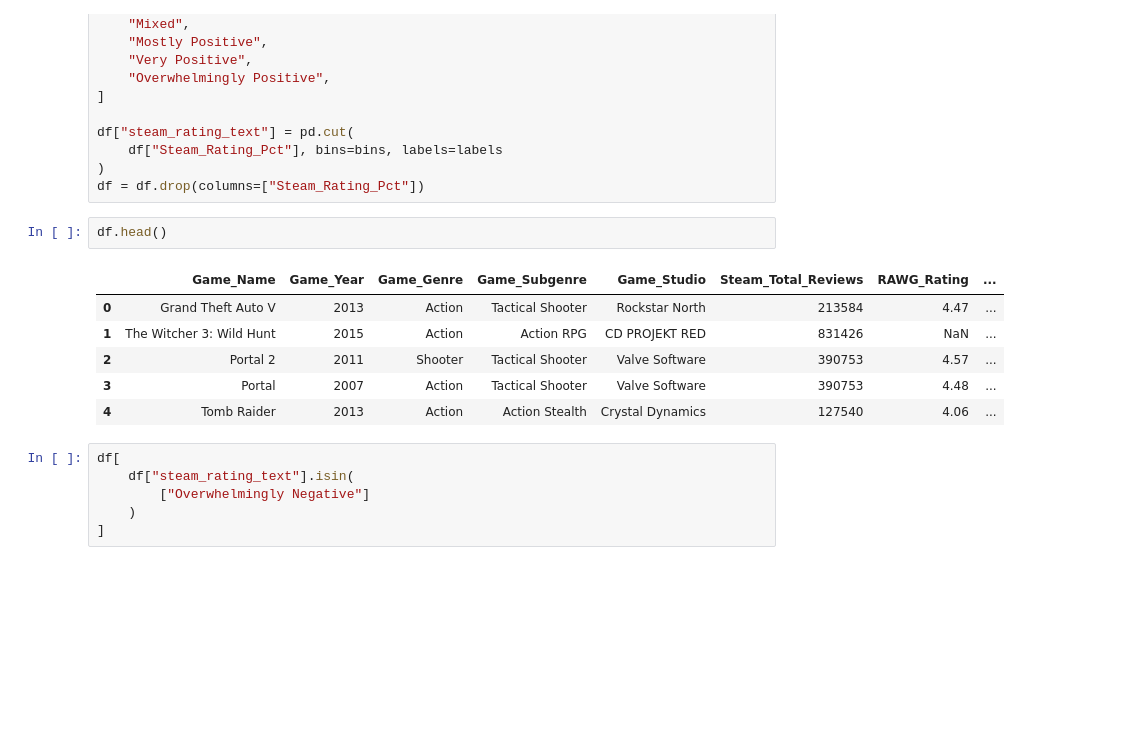
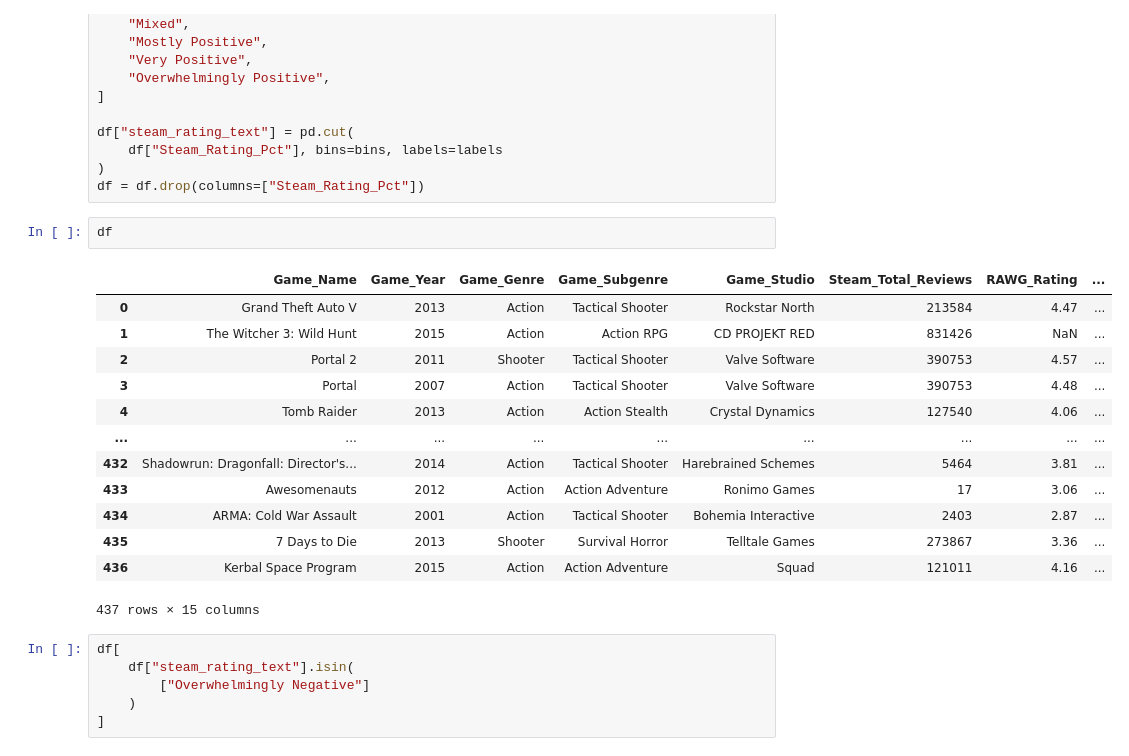
Before and after one commit to Ilyass02-S/Data-Science-Portfolio, a Jupyter notebook: cleaning data.ipynb, the cells around one changed output. Saved outputs shown, nothing was run; the diff lists cells and outputs as text; blank space fills up the shorter version.

```diff
--- a/cleaning data.ipynb
+++ b/cleaning data.ipynb
@@ -119,14 +119,21 @@ df["steam_rating_text"] = pd.cut(
 )
 df = df.drop(columns=["Steam_Rating_Pct"])
 # %%
-df.head()
+df
 # %% [output]
 |  | Game_Name | Game_Year | Game_Genre | Game_Subgenre | Game_Studio | Steam_Total_Reviews | RAWG_Rating | ... |
 | 0 | Grand Theft Auto V | 2013 | Action | Tactical Shooter | Rockstar North | 213584 | 4.47 | ... |
 | 1 | The Witcher 3: Wild Hunt | 2015 | Action | Action RPG | CD PROJEKT RED | 831426 | NaN | ... |
 | 2 | Portal 2 | 2011 | Shooter | Tactical Shooter | Valve Software | 390753 | 4.57 | ... |
 | 3 | Portal | 2007 | Action | Tactical Shooter | Valve Software | 390753 | 4.48 | ... |
 | 4 | Tomb Raider | 2013 | Action | Action Stealth | Crystal Dynamics | 127540 | 4.06 | ... |
+| ... | ... | ... | ... | ... | ... | ... | ... | ... |
+| 432 | Shadowrun: Dragonfall: Director's... | 2014 | Action | Tactical Shooter | Harebrained Schemes | 5464 | 3.81 | ... |
+| 433 | Awesomenauts | 2012 | Action | Action Adventure | Ronimo Games | 17 | 3.06 | ... |
+| 434 | ARMA: Cold War Assault | 2001 | Action | Tactical Shooter | Bohemia Interactive | 2403 | 2.87 | ... |
+| 435 | 7 Days to Die | 2013 | Shooter | Survival Horror | Telltale Games | 273867 | 3.36 | ... |
+| 436 | Kerbal Space Program | 2015 | Action | Action Adventure | Squad | 121011 | 4.16 | ... |
+437 rows × 15 columns
 # %%
 df[
     df["steam_rating_text"].isin(
```
Also changed, not shown: parts of 6 cells of this notebook, 1 other file.
